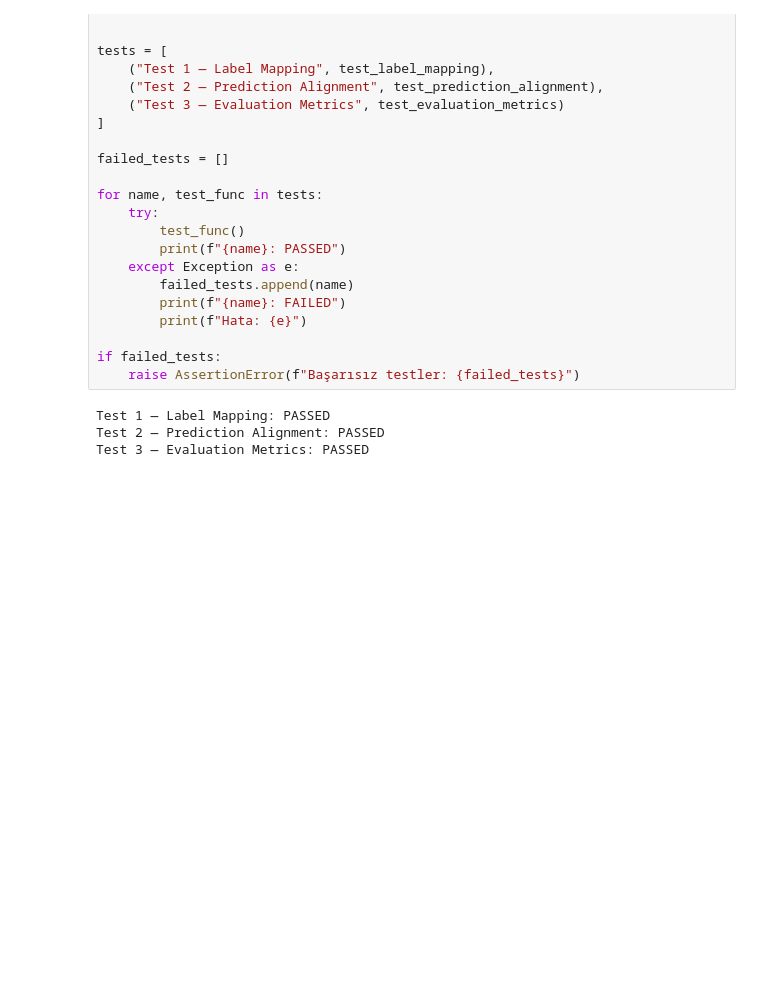
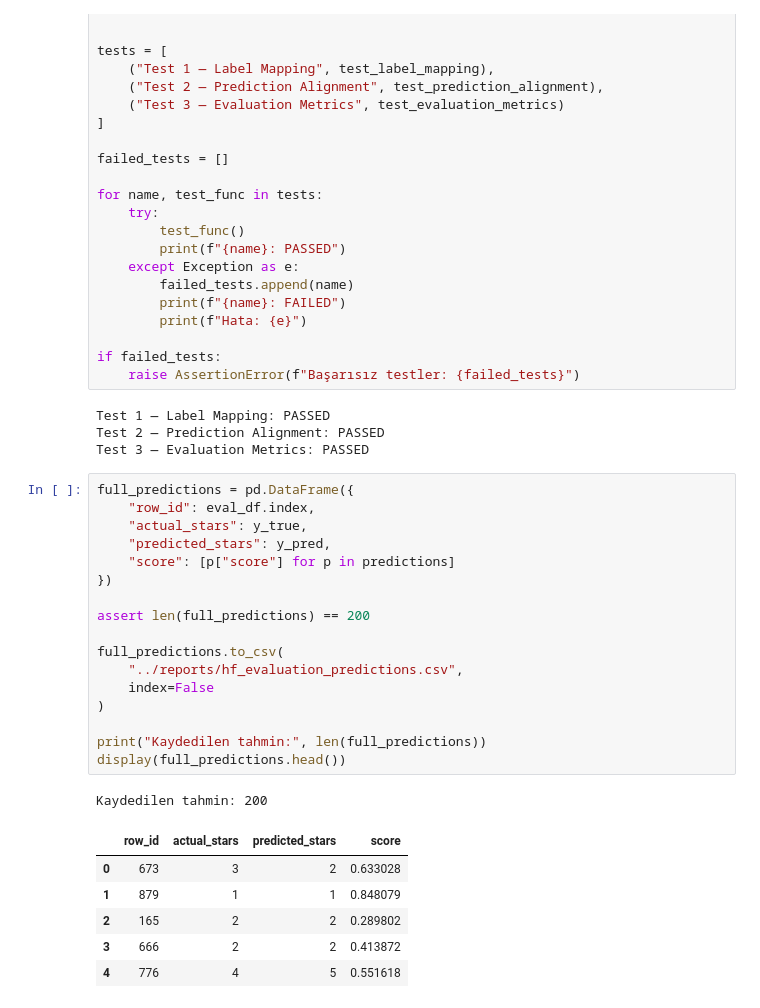
Before and after one commit to alpaypasali/Ai_Engineer_Part, a Jupyter notebook: Hafta-5/ReviewLens/notebooks/05_hf_classification_evaluation.ipynb, the cells around one changed output. Cells and saved outputs as stored; diff of their text form; blank space fills up the shorter version.

```diff
--- a/Hafta-5/ReviewLens/notebooks/05_hf_classification_evaluation.ipynb
+++ b/Hafta-5/ReviewLens/notebooks/05_hf_classification_evaluation.ipynb
@@ -460,3 +460,28 @@ if failed_tests:
 Test 1 — Label Mapping: PASSED
 Test 2 — Prediction Alignment: PASSED
 Test 3 — Evaluation Metrics: PASSED
+# %%
+full_predictions = pd.DataFrame({
+    "row_id": eval_df.index,
+    "actual_stars": y_true,
+    "predicted_stars": y_pred,
+    "score": [p["score"] for p in predictions]
+})
+
+assert len(full_predictions) == 200
+
+full_predictions.to_csv(
+    "../reports/hf_evaluation_predictions.csv",
+    index=False
+)
+
+print("Kaydedilen tahmin:", len(full_predictions))
+display(full_predictions.head())
+# %% [output]
+Kaydedilen tahmin: 200
+|  | row_id | actual_stars | predicted_stars | score |
+| 0 | 673 | 3 | 2 | 0.633028 |
+| 1 | 879 | 1 | 1 | 0.848079 |
+| 2 | 165 | 2 | 2 | 0.289802 |
+| 3 | 666 | 2 | 2 | 0.413872 |
+| 4 | 776 | 4 | 5 | 0.551618 |
```
Also changed, not shown: 7 other files.
